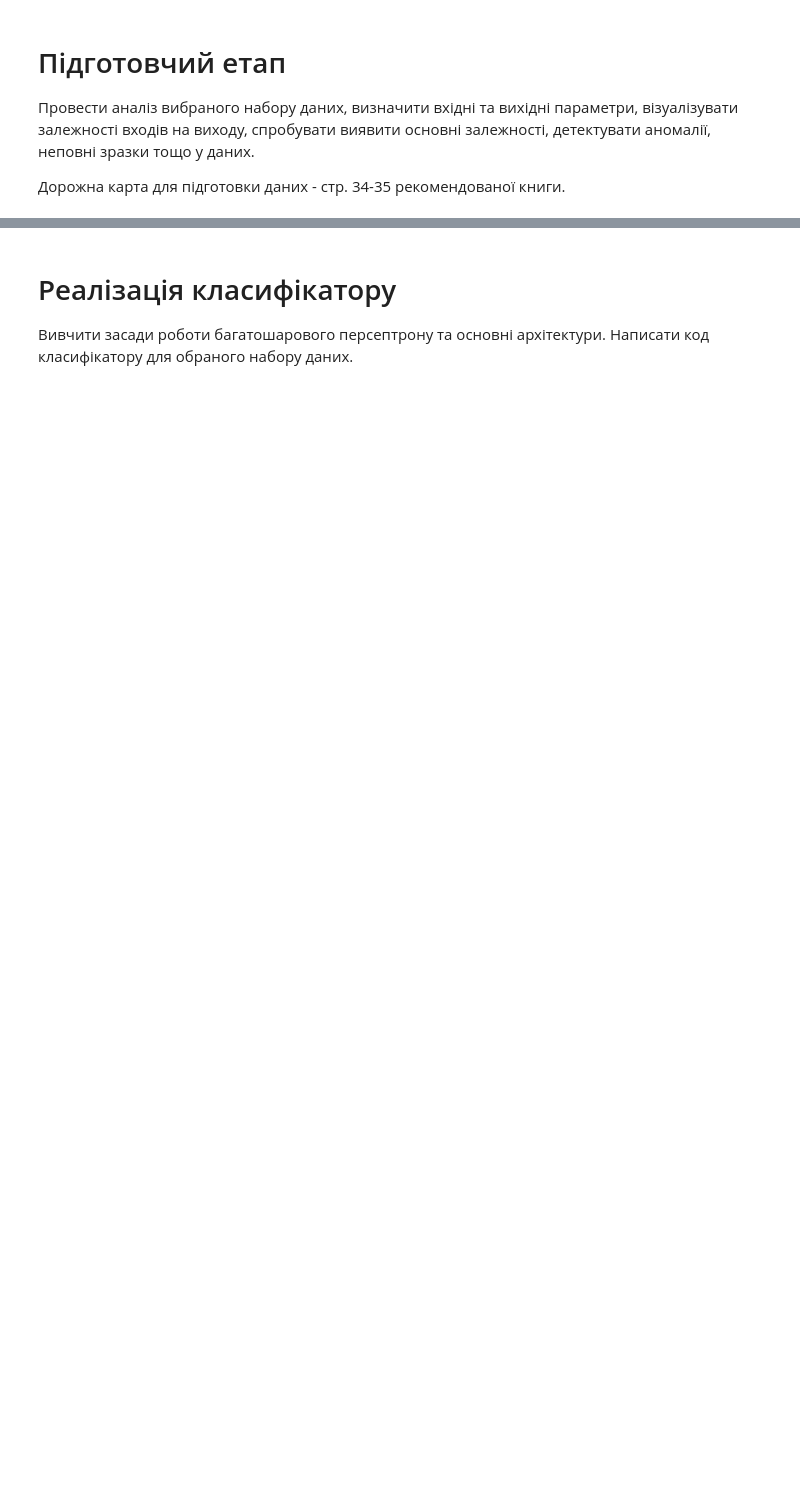
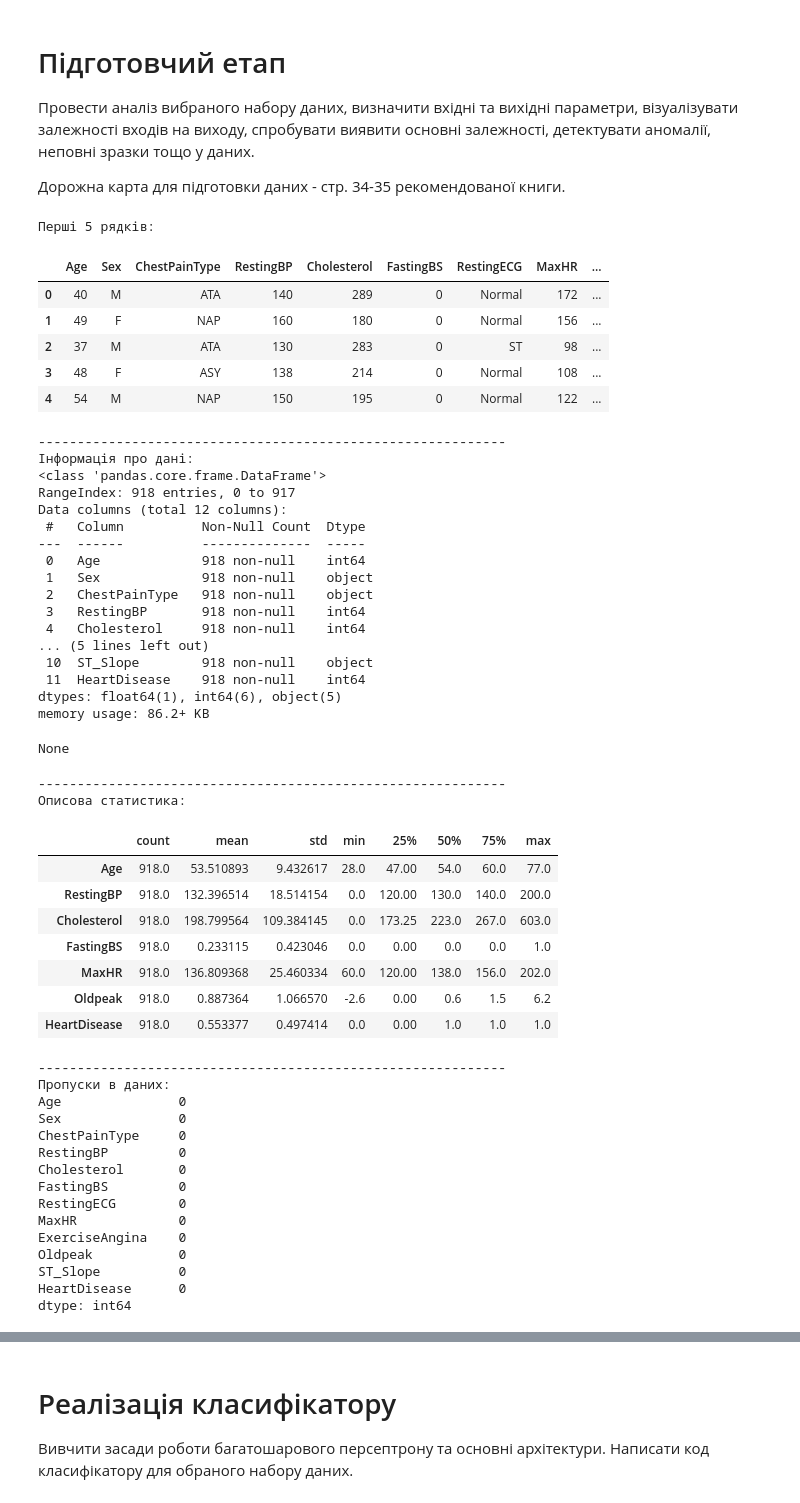
Before and after one commit to KlymentievMaksym/MLM, a Jupyter notebook: Lab2/Maksym_Klymentiev_FI21_Perceptron_B.ipynb, the cells around one changed output, grey strips where cells are left out. Cells and saved outputs as stored; diff of their text form; code cells hidden in the pictures; blank space fills up the shorter version.

```diff
--- a/Lab2/Maksym_Klymentiev_FI21_Perceptron_B.ipynb
+++ b/Lab2/Maksym_Klymentiev_FI21_Perceptron_B.ipynb
@@ -37,9 +39,66 @@ from sklearn.metrics import accuracy_score, confusion_matrix, classification_rep
 # %%
+filename = 'data/heart.csv'
+data = pd.read_csv(filename)
 
-iris = datasets.load_iris()
-X = iris.data  # вхідні ознаки (4 колонки)
-y = iris.target  # ціль (3 класи)
+print("Перші 5 рядків:")
+display(data.head())
 
-# Для демонстрації робимо простий DataFrame (зручно аналізувати / візуалізувати)
-df = pd.DataFrame(X, columns=iris.feature_names)
-df['target'] = y
+print("-"*60, "Інформація про дані:", sep='\n')
+display(data.info())
+
+print("-"*60, "Описова статистика:", sep='\n')
+display(data.describe().T)
+
+print("-"*60, "Пропуски в даних:", sep='\n')
+print(data.isnull().sum())
+# %% [output]
+Перші 5 рядків:
+|  | Age | Sex | ChestPainType | RestingBP | Cholesterol | FastingBS | RestingECG | MaxHR | ... |
+| 0 | 40 | M | ATA | 140 | 289 | 0 | Normal | 172 | ... |
+| 1 | 49 | F | NAP | 160 | 180 | 0 | Normal | 156 | ... |
+| 2 | 37 | M | ATA | 130 | 283 | 0 | ST | 98 | ... |
+| 3 | 48 | F | ASY | 138 | 214 | 0 | Normal | 108 | ... |
+| 4 | 54 | M | NAP | 150 | 195 | 0 | Normal | 122 | ... |
+------------------------------------------------------------
+Інформація про дані:
+<class 'pandas.core.frame.DataFrame'>
+RangeIndex: 918 entries, 0 to 917
+Data columns (total 12 columns):
+ #   Column          Non-Null Count  Dtype
+---  ------          --------------  -----
+ 0   Age             918 non-null    int64
+ 1   Sex             918 non-null    object
+ 2   ChestPainType   918 non-null    object
+ 3   RestingBP       918 non-null    int64
+ 4   Cholesterol     918 non-null    int64
+... (5 lines left out)
+ 10  ST_Slope        918 non-null    object
+ 11  HeartDisease    918 non-null    int64
+dtypes: float64(1), int64(6), object(5)
+memory usage: 86.2+ KB
+None
+------------------------------------------------------------
+Описова статистика:
+|  | count | mean | std | min | 25% | 50% | 75% | max |
+| Age | 918.0 | 53.510893 | 9.432617 | 28.0 | 47.00 | 54.0 | 60.0 | 77.0 |
+| RestingBP | 918.0 | 132.396514 | 18.514154 | 0.0 | 120.00 | 130.0 | 140.0 | 200.0 |
+| Cholesterol | 918.0 | 198.799564 | 109.384145 | 0.0 | 173.25 | 223.0 | 267.0 | 603.0 |
+| FastingBS | 918.0 | 0.233115 | 0.423046 | 0.0 | 0.00 | 0.0 | 0.0 | 1.0 |
+| MaxHR | 918.0 | 136.809368 | 25.460334 | 60.0 | 120.00 | 138.0 | 156.0 | 202.0 |
+| Oldpeak | 918.0 | 0.887364 | 1.066570 | -2.6 | 0.00 | 0.6 | 1.5 | 6.2 |
+| HeartDisease | 918.0 | 0.553377 | 0.497414 | 0.0 | 0.00 | 1.0 | 1.0 | 1.0 |
+------------------------------------------------------------
+Пропуски в даних:
+Age               0
+Sex               0
+ChestPainType     0
+RestingBP         0
+Cholesterol       0
+FastingBS         0
+RestingECG        0
+MaxHR             0
+ExerciseAngina    0
+Oldpeak           0
+ST_Slope          0
+HeartDisease      0
+dtype: int64
```
Also changed, not shown: parts of 10 cells of this notebook, 1 other file.
